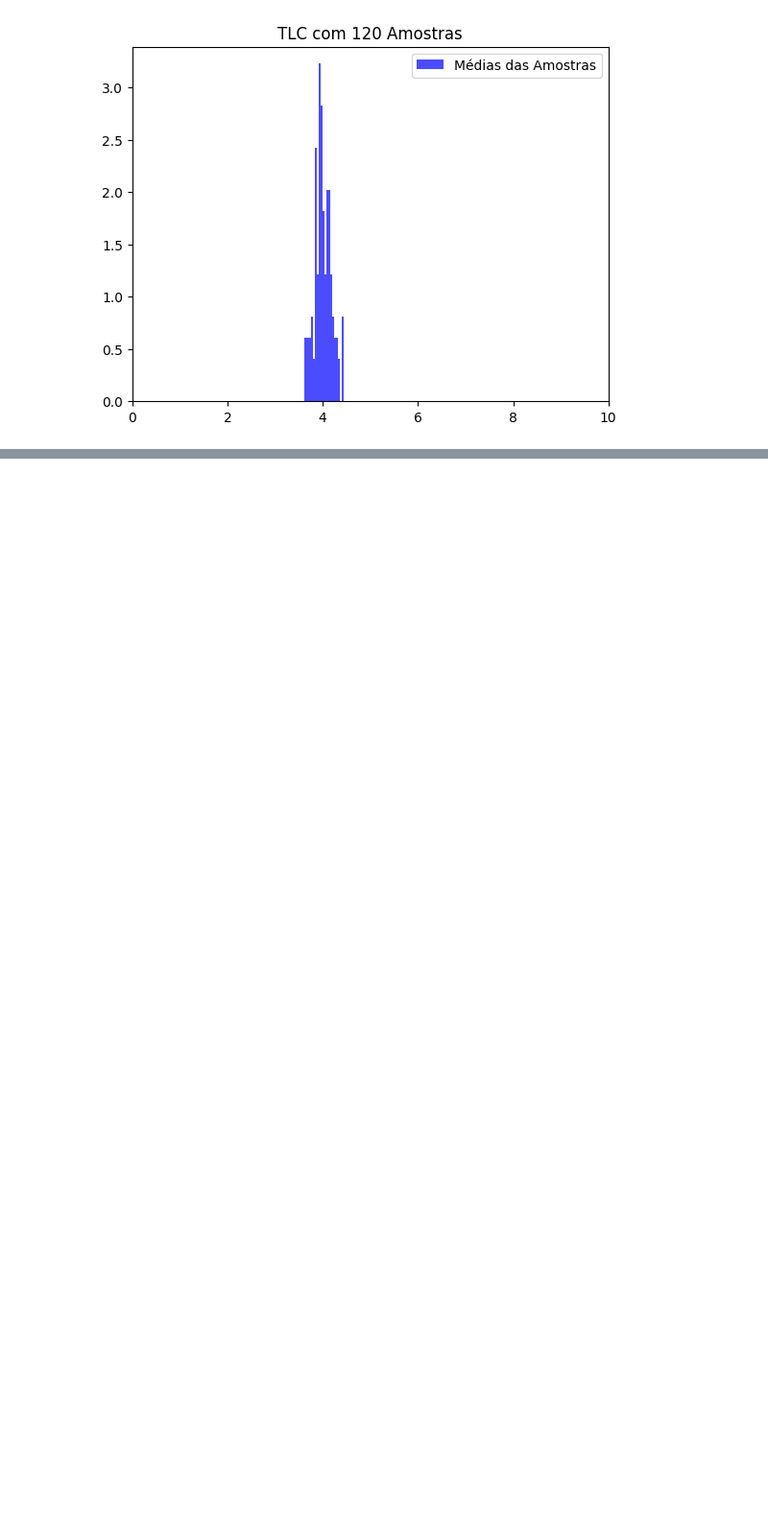
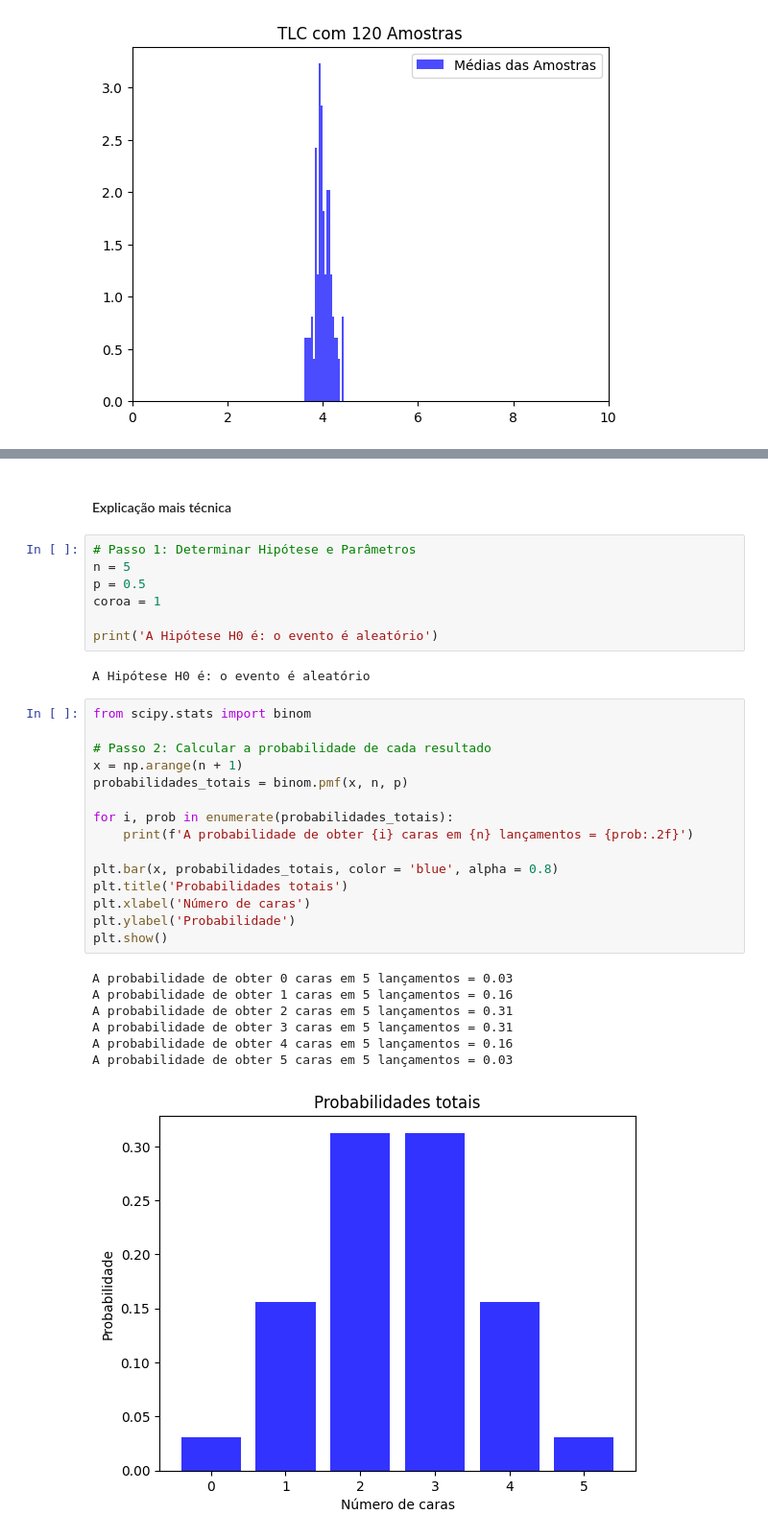
Before and after one commit to PauloLucena2022/Atividade-01---LLM-e-Estat-stica, a Jupyter notebook: Colab Notebook/Atividade_1.ipynb, the cells around one changed output, grey strips where cells are left out. Shown at 96% size. Saved outputs shown, nothing was run; the diff lists cells and outputs as text; blank space fills up the shorter version.

```diff
--- a/Colab Notebook/Atividade_1.ipynb
+++ b/Colab Notebook/Atividade_1.ipynb
@@ -475,0 +575,34 @@ plt.show()
+# %% [markdown]
+#### Explicação mais técnica
+# %%
+# Passo 1: Determinar Hipótese e Parâmetros
+n = 5
+p = 0.5
+coroa = 1
+
+print('A Hipótese H0 é: o evento é aleatório')
+# %% [output]
+A Hipótese H0 é: o evento é aleatório
+# %%
+from scipy.stats import binom
+
+# Passo 2: Calcular a probabilidade de cada resultado
+x = np.arange(n + 1)
+probabilidades_totais = binom.pmf(x, n, p)
+
+for i, prob in enumerate(probabilidades_totais):
+    print(f'A probabilidade de obter {i} caras em {n} lançamentos = {prob:.2f}')
+
+plt.bar(x, probabilidades_totais, color = 'blue', alpha = 0.8)
+plt.title('Probabilidades totais')
+plt.xlabel('Número de caras')
+plt.ylabel('Probabilidade')
+plt.show()
+# %% [output]
+A probabilidade de obter 0 caras em 5 lançamentos = 0.03
+A probabilidade de obter 1 caras em 5 lançamentos = 0.16
+A probabilidade de obter 2 caras em 5 lançamentos = 0.31
+A probabilidade de obter 3 caras em 5 lançamentos = 0.31
+A probabilidade de obter 4 caras em 5 lançamentos = 0.16
+A probabilidade de obter 5 caras em 5 lançamentos = 0.03
+[figure, added]
```
Also changed, not shown: parts of 16 cells of this notebook.
